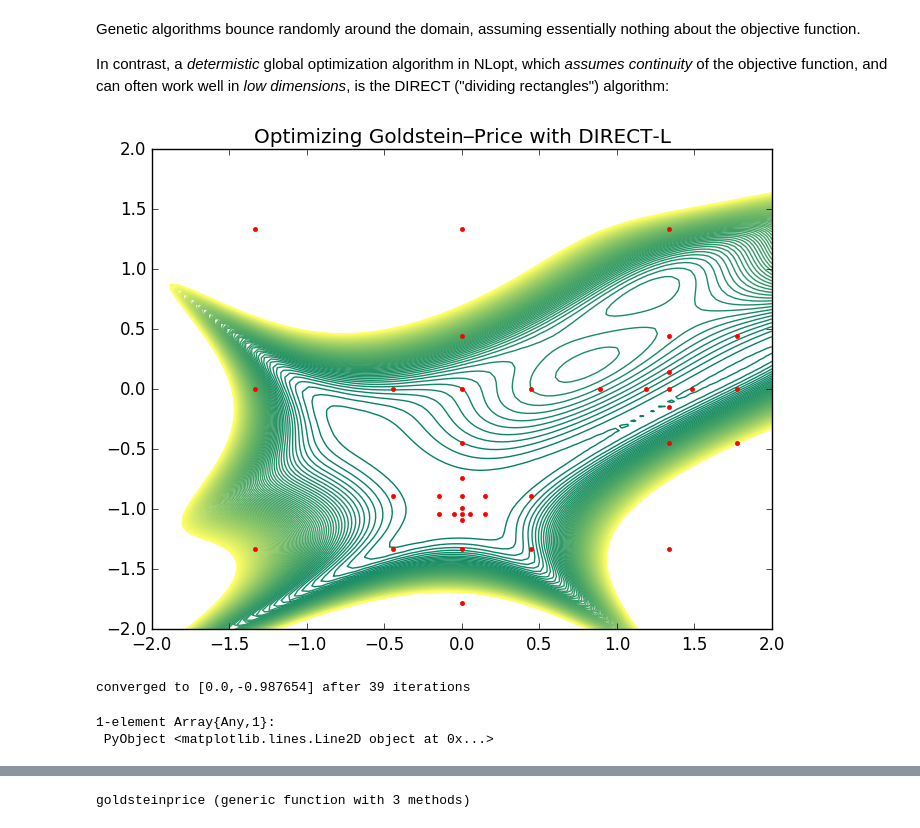
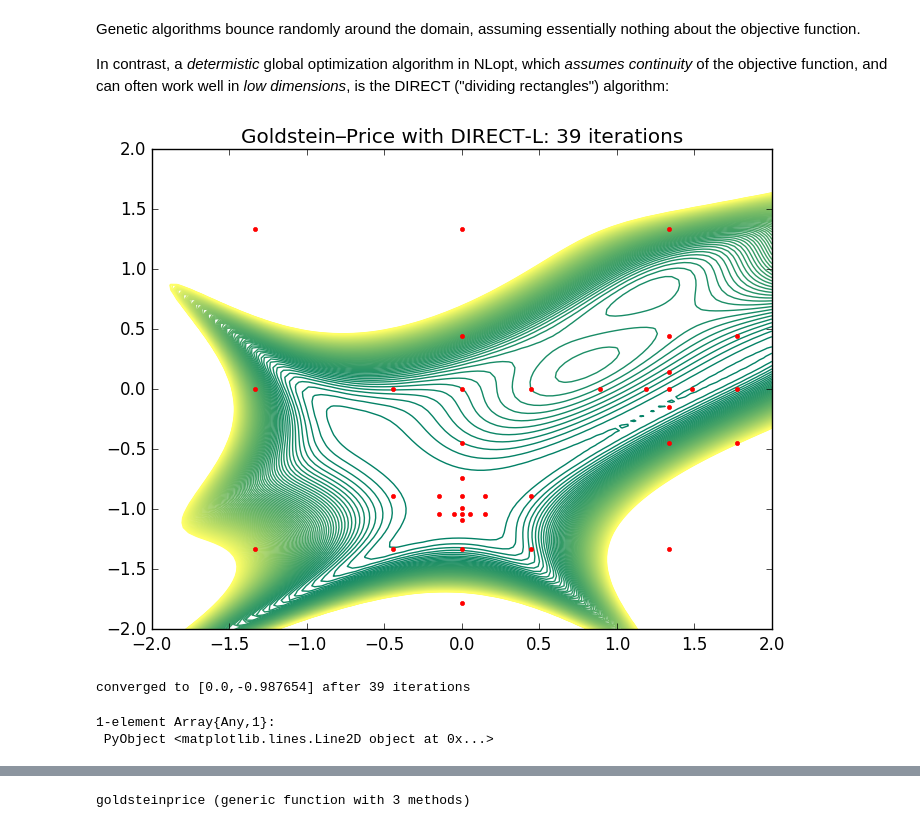
Before and after one commit to mitmath/18S096, a Jupyter notebook: lecture6/Numerical-Analysis.ipynb, the cells around one changed output, grey strips where cells are left out. Drawn from its saved outputs; the diff is of its cells as text; code cells hidden in the pictures.

```diff
--- a/lecture6/Numerical-Analysis.ipynb
+++ b/lecture6/Numerical-Analysis.ipynb
@@ -550,21 +553,21 @@ In contrast, a *determistic* global optimization algorithm in NLopt, which *assu
 # %%
 opt = Opt(NLopt.GN_DIRECT_L, 2)
 lower_bounds!(opt, [-2,-2])
 upper_bounds!(opt, [+2,+2])
 visited = NTuple{2,Float64}[]
 min_objective!(opt, (x,g) -> begin push!(visited, (x[1],x[2])); goldsteinprice(x[1],x[2]); end)
 stopval!(opt, goldsteinprice(0,-1) + 0.1) # stop when within 0.1 of the global minimum
 maxeval!(opt, 10^4) # make sure we stop if it is not converging
 minf,minx,ret = optimize(opt, [2,0.5])
 println("converged to $minx after ", length(visited), " iterations")
 
 x = linspace(-2,2,100)
 contour(x', x, goldsteinprice.(x', x), levels=linspace(0,10^4,100), cmap="summer")
 
-title("Optimizing Goldstein–Price with DIRECT-L")
+title("Goldstein–Price with DIRECT-L: $(length(visited)) iterations")
 plot(getindex.(visited,1), getindex.(visited,2), "r.")
 # %% [output]
-[figure, old version]
+[figure, new version]
 converged to [0.0,-0.987654] after 39 iterations
 1-element Array{Any,1}:
  PyObject <matplotlib.lines.Line2D object at 0x...>
```
Also changed, not shown: parts of 10 cells of this notebook.
